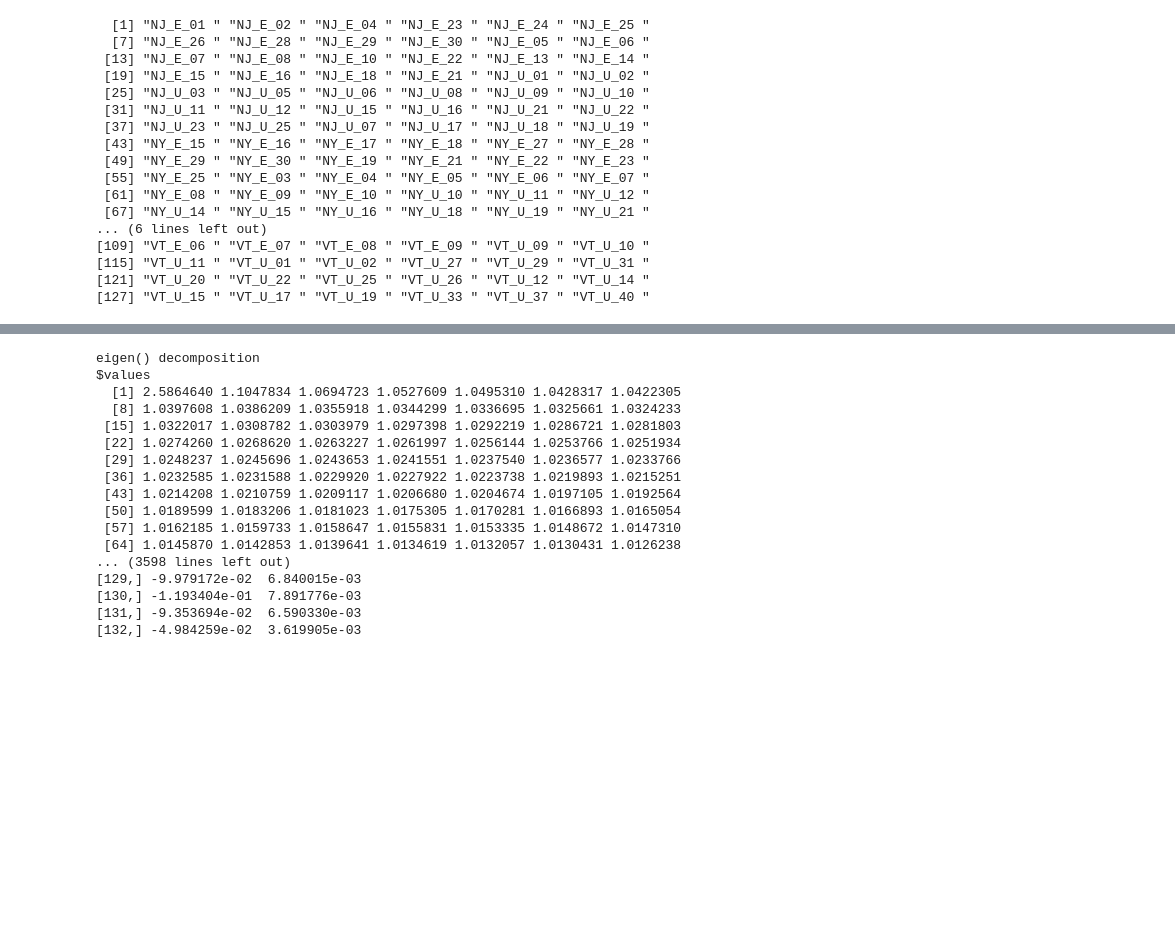
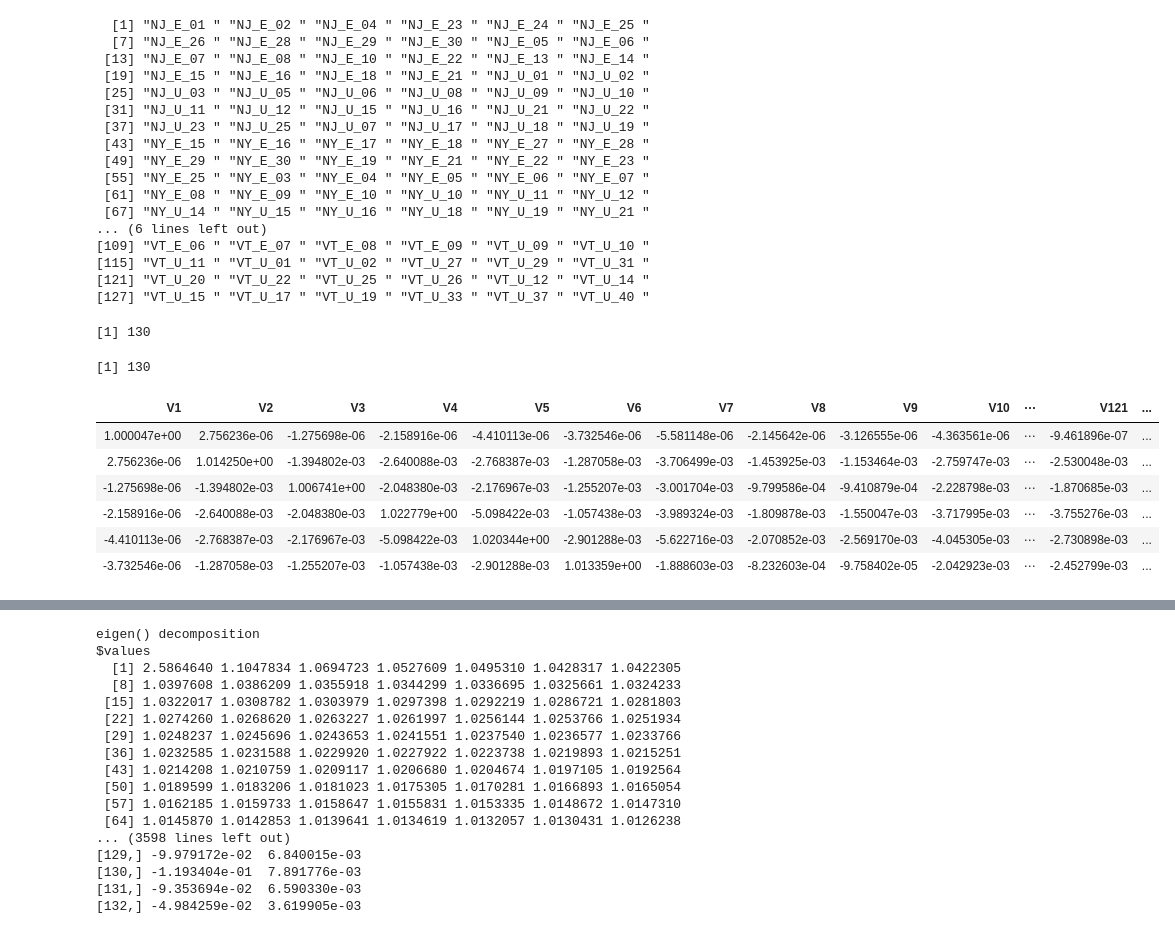
Before and after one commit to sagw/WNS_WGS, a Jupyter notebook: Notebooks/Angsd_all_PCA_graphs.ipynb, the cells around one changed output, grey strips where cells are left out. Saved outputs shown, nothing was run; the diff lists cells and outputs as text; code cells hidden in the pictures; blank space fills up the shorter version.

```diff
--- a/Notebooks/Angsd_all_PCA_graphs.ipynb
+++ b/Notebooks/Angsd_all_PCA_graphs.ipynb
@@ -31,0 +42,16 @@ time=rep(c(0,2, 0, 2, 0, 2), times=c(22, 20, 21, 22, 27, 20))
+# %%
+NROW(cov_noout)
+NCOL(cov_noout)
+# %% [output]
+[1] 130
+[1] 130
+# %%
+head(cov_noout)
+# %% [output]
+| V1 | V2 | V3 | V4 | V5 | V6 | V7 | V8 | V9 | V10 | ⋯ | V121 | ... |
+| 1.000047e+00 | 2.756236e-06 | -1.275698e-06 | -2.158916e-06 | -4.410113e-06 | -3.732546e-06 | -5.581148e-06 | -2.145642e-06 | -3.126555e-06 | -4.363561e-06 | ⋯ | -9.461896e-07 | ... |
+| 2.756236e-06 | 1.014250e+00 | -1.394802e-03 | -2.640088e-03 | -2.768387e-03 | -1.287058e-03 | -3.706499e-03 | -1.453925e-03 | -1.153464e-03 | -2.759747e-03 | ⋯ | -2.530048e-03 | ... |
+| -1.275698e-06 | -1.394802e-03 | 1.006741e+00 | -2.048380e-03 | -2.176967e-03 | -1.255207e-03 | -3.001704e-03 | -9.799586e-04 | -9.410879e-04 | -2.228798e-03 | ⋯ | -1.870685e-03 | ... |
+| -2.158916e-06 | -2.640088e-03 | -2.048380e-03 | 1.022779e+00 | -5.098422e-03 | -1.057438e-03 | -3.989324e-03 | -1.809878e-03 | -1.550047e-03 | -3.717995e-03 | ⋯ | -3.755276e-03 | ... |
+| -4.410113e-06 | -2.768387e-03 | -2.176967e-03 | -5.098422e-03 | 1.020344e+00 | -2.901288e-03 | -5.622716e-03 | -2.070852e-03 | -2.569170e-03 | -4.045305e-03 | ⋯ | -2.730898e-03 | ... |
+| -3.732546e-06 | -1.287058e-03 | -1.255207e-03 | -1.057438e-03 | -2.901288e-03 | 1.013359e+00 | -1.888603e-03 | -8.232603e-04 | -9.758402e-05 | -2.042923e-03 | ⋯ | -2.452799e-03 | ... |
```
Also changed, not shown: parts of 8 cells of this notebook, 3 other files.
